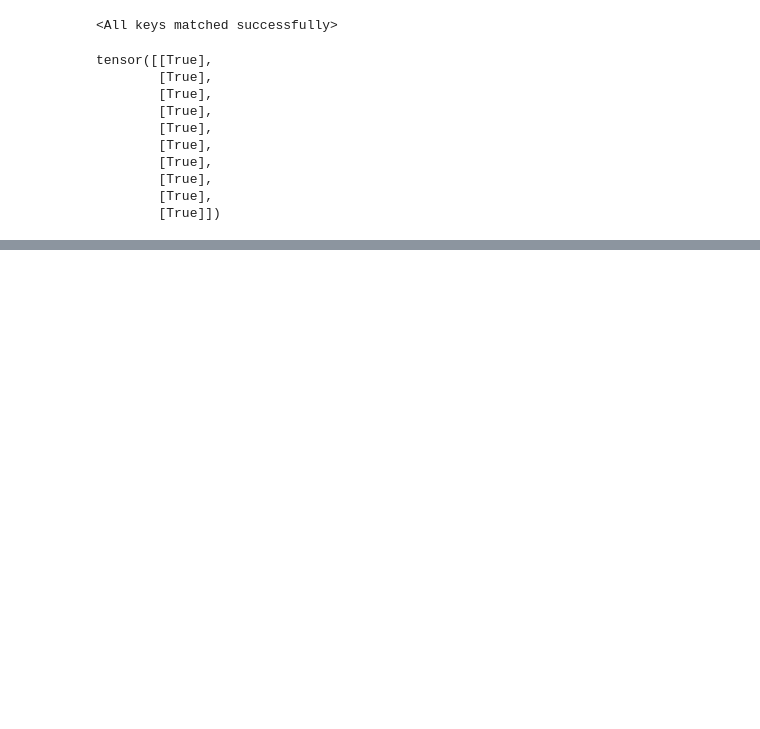
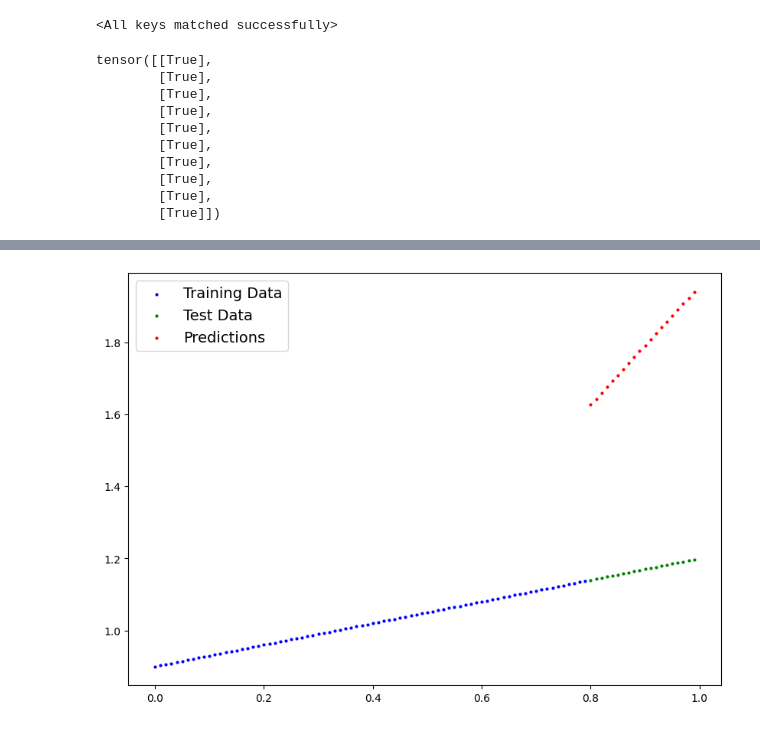
Before and after one commit to alpertunga-bile/zero-to-mastery-pytorch, a Jupyter notebook: 01_PytorchWorkflow.ipynb, the cells around one changed output, grey strips where cells are left out. Drawn from its saved outputs; the diff is of its cells as text; code cells hidden in the pictures; blank space fills up the shorter version.

```diff
--- a/01_PytorchWorkflow.ipynb
+++ b/01_PytorchWorkflow.ipynb
@@ -231,0 +269,21 @@ tensor([[True],
+# %%
+lossFunction = nn.L1Loss()
+SGDOptimizer = torch.optim.SGD(params=exerciseModel.parameters(), lr=0.01)
+
+epochs = 300
+
+for epoch in range(epochs):
+  exerciseModel.train()
+
+  y_pred = exerciseModel(X_train)
+  loss = lossFunction(y_pred, y_train)
+  SGDOptimizer.zero_grad()
+  loss.backward()
+  SGDOptimizer.step()
+
+  if epoch % 20 == 0:
+    exerciseModel.eval()
+    with torch.inference_mode():
+      test_pred = exerciseModel(X_test)
+      test_loss = lossFunction(test_pred, y_test.type(torch.float))
+      print(f"{epoch} | {epochs} : Loss {test_loss}")
@@ -231,0 +306,8 @@ tensor([[True],
+# %%
+exerciseModel.eval()
+with torch.inference_mode():
+  y_pred = exerciseModel(X_test)
+
+plotPredictions(X_train, y_train, X_test, y_test, y_pred)
+# %% [output]
+[figure, added]
```
Also changed, not shown: parts of 5 cells of this notebook.
